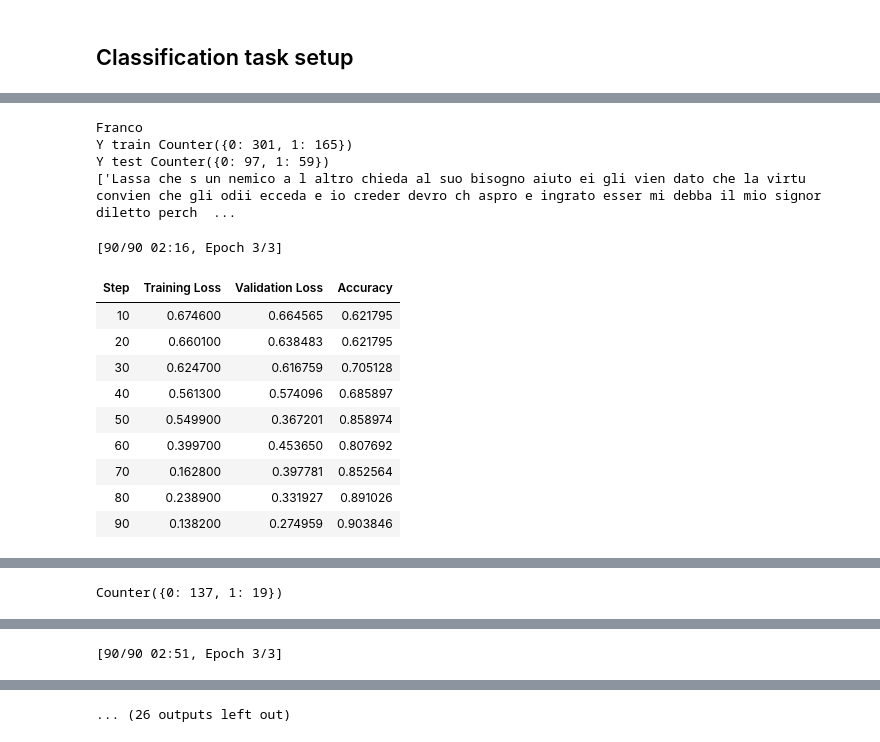
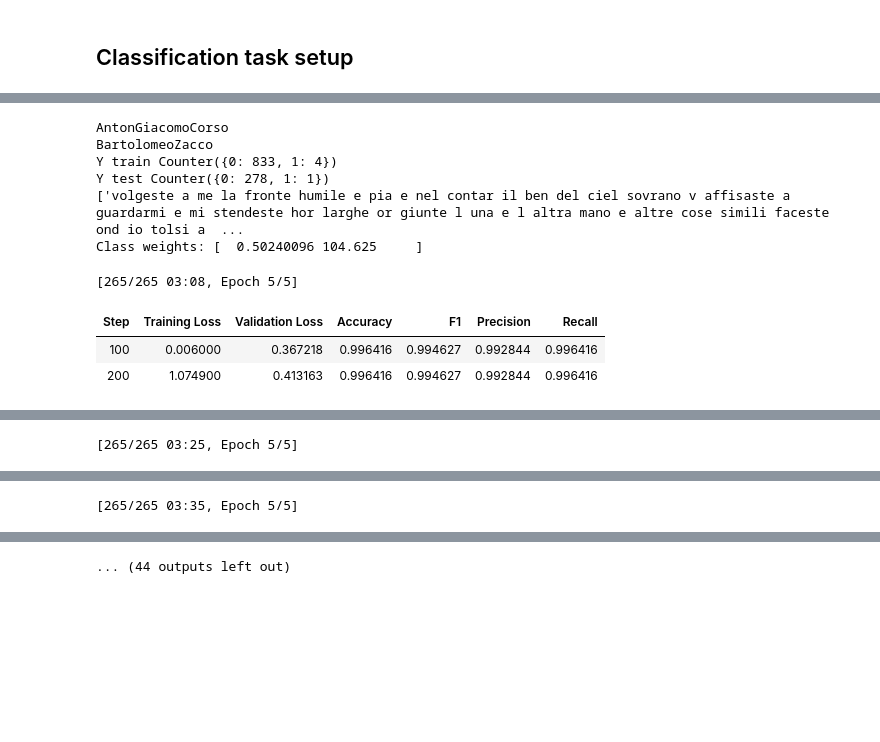
Before and after one commit to federicabologna/incerto-autore, a Jupyter notebook: code/experiments/bert_finetune_binary.ipynb, the cells around one changed output, grey strips where cells are left out. Drawn from its saved outputs; the diff is of its cells as text; code cells hidden in the pictures; blank space fills up the shorter version.

```diff
--- a/code/experiments/bert_finetune_binary.ipynb
+++ b/code/experiments/bert_finetune_binary.ipynb
@@ -61,8 +69,8 @@ from transformers import Trainer, TrainingArguments
 device_name = 'cuda'
 
 # Choose the BERT model that we want to use (make sure to keep the cased/uncased consistent)
-model = 'dbmdz/bert-base-italian-xxl-uncased'
-#model = os.path.join(incerto_dir, 'contbertoldo-all', 'checkpoint')
+# model = 'dbmdz/bert-base-italian-xxl-uncased'
+model = os.path.join(incerto_dir, 'contbertoldo-all', 'checkpoint')
 
 # This is the maximum number of tokens in any document sent to BERT
 max_length = 512
@@ -127,6 +151,6 @@ def compute_metrics(pred):
 # %% [markdown]
 ## Classification task setup
 # %%
-annotations_df = poems_split_df.loc[poems_split_df['author'] != 'Unknown']
+annotations_df = poems_split_df.loc[poems_split_df['author'] != 'UnknownAuthor']
 len(annotations_df)
 # %% [output]
@@ -137,11 +161,9 @@ for author in annotations_df['author'].unique():
   print(author)
   author_finetuned_path = os.path.join(finetuned_path, author)
   if not os.path.exists(author_finetuned_path):
-    os.makedirs(author_finetuned_path)
-
     X = annotations_df['poem'].tolist()
     y = annotations_df['author'].map(lambda x: 1 if x==author else 0).tolist()
-    X_train, X_test, y_train, y_test = train_test_split(X, y, test_size = 0.25)
+    X_train, X_test, y_train, y_test = train_test_split(X, y, stratify=y, test_size = 0.25)
     print('Y train', Counter(y_train))
     print('Y test', Counter(y_test))
     print(X_test[0:3])
@@ -151,52 +173,73 @@ for author in annotations_df['author'].unique():
     test_encodings = tokenizer(X_test,  truncation=True, padding=True)
 
     # Combine encoded text and labels into a torch dataset object.
     train_dataset = SCDataset(train_encodings, y_train)
     test_dataset = SCDataset(test_encodings, y_test)
 
+    # Calculate class weights from your training labels
+    # Replace 'train_labels' with your actual training labels variable
+    class_weights = compute_class_weight(
+        'balanced',
+        classes=np.unique(y_train),
+        y=y_train
+    )
+
+    print(f"Class weights: {class_weights}")  # This will show the calculated weights
+
+    # Create custom trainer with class weights
+    class WeightedTrainer(Trainer):
+        def compute_loss(self, model, inputs, return_outputs=False, num_items_in_batch=None):
+            labels = inputs.get("labels")
+            outputs = model(**inputs)
+            logits = outputs.get("logits")
+
+            # Apply class weights
+            loss_fct = torch.nn.CrossEntropyLoss(
+                weight=torch.tensor(class_weights, dtype=torch.float32).to(logits.device)
+            )
+            loss = loss_fct(logits.view(-1, self.model.config.num_labels), labels.view(-1))
+
+            return (loss, outputs) if return_outputs else loss
+
     # Create the trainer object based on what we've set up prior to this point! This combines our model, training_args, train_dataset and test_dataset, and custom evaluation function compute_metrics.
-    trainer = Trainer(
-        model=model,                         # the instantiated 🤗 Transformers model to be trained
-        args=training_args,                  # training arguments, defined above
-        train_dataset=train_dataset,         # training dataset
-        eval_dataset=test_dataset,            # evaluation dataset
-        compute_metrics=compute_metrics      # custom evaluation function
+    trainer = WeightedTrainer(
+    model=model,
+    args=training_args,
+    train_dataset=train_dataset,
+    eval_dataset=test_dataset,
+    compute_metrics=compute_metrics,
     )
 
     # Fine-tune the model on our dataset/labels. The trainer object will periodically output the state of the model.
     trainer.train()
 
     # built in evaluation function
     trainer.evaluate()
 
     #save model
     model.save_pretrained(author_finetuned_path)
 
     print(Counter(y_test))
 
     predicted_labels = trainer.predict(test_dataset)
     actual_predicted_labels = predicted_labels.predictions.argmax(-1)
 
     class_report = classification_report(predicted_labels.label_ids.flatten(), actual_predicted_labels.flatten(), output_dict=True)
     print(classification_report(predicted_labels.label_ids.flatten(), actual_predicted_labels.flatten()))
 
     # New + simple save of classification report
     class_report_df = pd.DataFrame(class_report).transpose()
+    # os.makedirs(author_finetuned_path)
     class_report_df.to_csv(os.path.join(author_finetuned_path, 'classification_report.csv'))
 # %% [output]
-Franco
-Y train Counter({0: 301, 1: 165})
-Y test Counter({0: 97, 1: 59})
-['Lassa che s un nemico a l altro chieda al suo bisogno aiuto ei gli vien dato che la virtu convien che gli odii ecceda e io creder devro ch aspro e ingrato esser mi debba il mio signor diletto perch  ...
+AntonGiacomoCorso
+BartolomeoZacco
+Y train Counter({0: 833, 1: 4})
+Y test Counter({0: 278, 1: 1})
+['volgeste a me la fronte humile e pia e nel contar il ben del ciel sovrano v affisaste a guardarmi e mi stendeste hor larghe or giunte l una e l altra mano e altre cose simili faceste ond io tolsi a  ...
+Class weights: [  0.50240096 104.625     ]
-[90/90 02:16, Epoch 3/3]
+[265/265 03:08, Epoch 5/5]
-| Step | Training Loss | Validation Loss | Accuracy |
-| 10 | 0.674600 | 0.664565 | 0.621795 |
-| 20 | 0.660100 | 0.638483 | 0.621795 |
-| 30 | 0.624700 | 0.616759 | 0.705128 |
-| 40 | 0.561300 | 0.574096 | 0.685897 |
-| 50 | 0.549900 | 0.367201 | 0.858974 |
-| 60 | 0.399700 | 0.453650 | 0.807692 |
-| 70 | 0.162800 | 0.397781 | 0.852564 |
-| 80 | 0.238900 | 0.331927 | 0.891026 |
-| 90 | 0.138200 | 0.274959 | 0.903846 |
+| Step | Training Loss | Validation Loss | Accuracy | F1 | Precision | Recall |
+| 100 | 0.006000 | 0.367218 | 0.996416 | 0.994627 | 0.992844 | 0.996416 |
+| 200 | 1.074900 | 0.413163 | 0.996416 | 0.994627 | 0.992844 | 0.996416 |
 [interactive output not drawn]
@@ -217,0 +261 @@ Y test Counter({0: 137, 1: 19})
+[265/265 03:25, Epoch 5/5]
@@ -228,2 +265 @@ Y test Counter({0: 137, 1: 19})
 [interactive output not drawn]
-Counter({0: 137, 1: 19})
@@ -243 +281 @@ Y test Counter({0: 141, 1: 15})
-[90/90 02:51, Epoch 3/3]
+[265/265 03:35, Epoch 5/5]
@@ -254 +285 @@ Y test Counter({0: 141, 1: 15})
-... (26 outputs left out)
+... (44 outputs left out)
```
Also changed, not shown: parts of 12 cells of this notebook, 7 other files.
